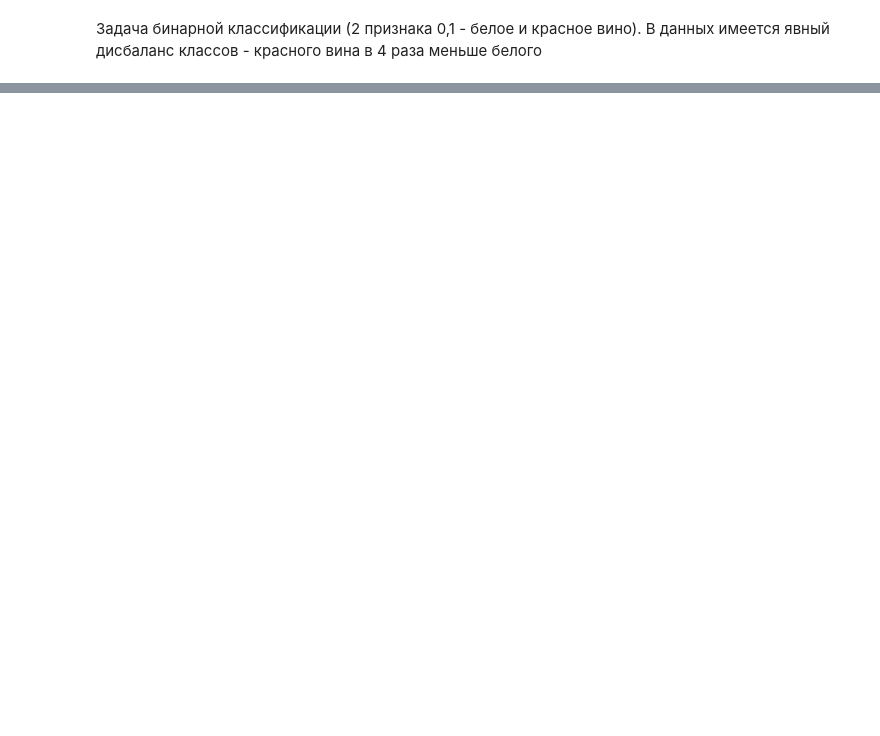
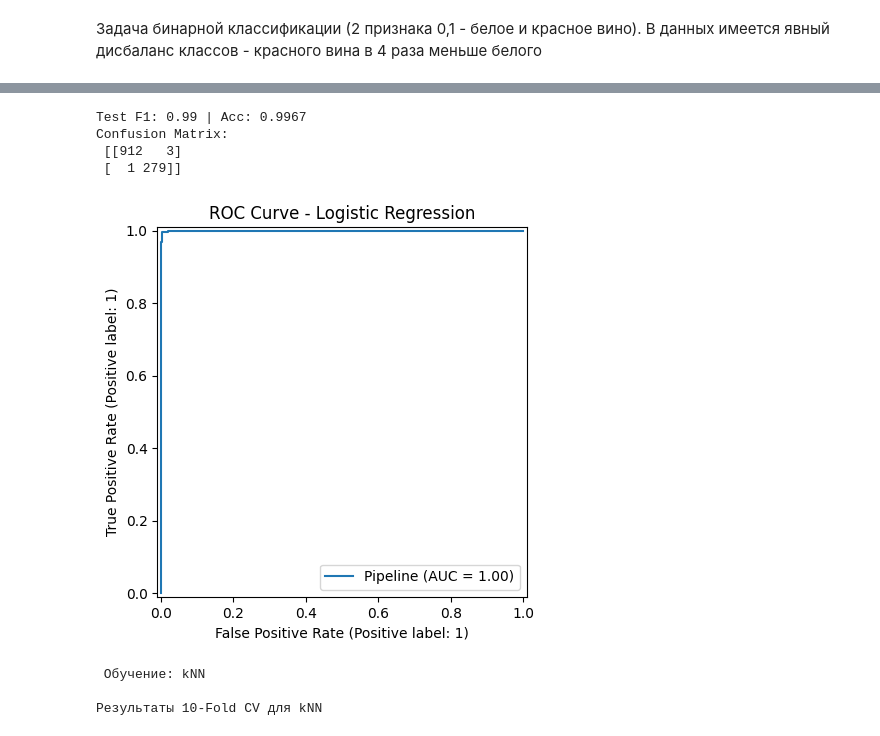
Before and after one commit to Baklanov-Daniil/master, a Jupyter notebook: mlbd/notebooks/lab3.ipynb, the cells around one changed output, grey strips where cells are left out. Saved outputs shown, nothing was run; the diff lists cells and outputs as text; code cells hidden in the pictures; blank space fills up the shorter version.

```diff
--- a/mlbd/notebooks/lab3.ipynb
+++ b/mlbd/notebooks/lab3.ipynb
@@ -89,9 +92,9 @@ X_train, X_test, y_train, y_test = train_test_split(
     X, y, train_size=0.8, random_state=42, stratify=y
 )
 
-# X_temp, X_test, y_temp, y_test = train_test_split(X, y, test_size=0.2, stratify=y, random_state=42)
-# X_train, X_val, y_train, y_val = train_test_split(X_temp, y_temp, test_size=0.25, stratify=y_temp, random_state=42)
+X_temp, X_test, y_temp, y_test = train_test_split(X, y, test_size=0.2, stratify=y, random_state=RNG_SEED)
+X_train, X_val, y_train, y_val = train_test_split(X_temp, y_temp, test_size=0.25, stratify=y_temp, random_state=RNG_SEED)
 
-print(X_train.shape, X_test.shape)
-print(y_train.shape, y_test.shape)
+print(X_train.shape, X_val.shape, X_test.shape)
+print(y_train.shape, X_val.shape, y_test.shape)
 # %% [output]
@@ -231,3 +104,0 @@ def train_model(name, model):
-# %%
-for name, model in classifiers.items():
-    train_model(name, model)
@@ -400,0 +163,61 @@ display(df_sample3.style.set_caption("Образец 3: Сравнение Hold-
+# %%
+classifiers = {
+    "Logistic Regression": LogisticRegression(max_iter=1000, random_state=RNG_SEED),
+    "kNN": KNeighborsClassifier(n_neighbors=3),
+    "Naive Bayes": GaussianNB(),
+    "SVC (Linear)": SVC(kernel='linear', random_state=RNG_SEED, cache_size=8000, probability=False),
+    "SVC (Poly)": SVC(kernel='poly', random_state=RNG_SEED, cache_size=8000, probability=False),
+    "SVC (Sigmoid)": SVC(kernel='sigmoid', random_state=RNG_SEED, cache_size=8000, probability=False)
+}
+
+holdout_results = []
+cv_results = []
+trained_models = {}
+
+cv_strategy = StratifiedKFold(n_splits=10, shuffle=True, random_state=RNG_SEED)
+metrics_list = ['F1', 'Accuracy', 'Precision', 'Recall']
+
+for name, clf in classifiers.items():
+    print(f"\n Обучение: {name}")
+
+    cv_scores = cross_validate(
+        clf, X_val, y_val, cv=cv_strategy,
+        scoring=['f1_weighted', 'accuracy', 'precision_weighted', 'recall_weighted'],
+        n_jobs=-1
+    )
+
+    cv_row = {"Classifier": name}
+    for key, met in zip(['f1_weighted', 'accuracy', 'precision_weighted', 'recall_weighted'], metrics_list):
+        mean_v, std_v = cv_scores[f'test_{key}'].mean(), cv_scores[f'test_{key}'].std()
+        cv_row[('K-fold (CV)', met)] = f"{mean_v:.2f} ± {std_v:.2f}" if met == 'F1' else f"{mean_v:.4f} ± {std_v:.4f}"
+    cv_results.append(cv_row)
+
+    print_cv_results_table(cv_scores, model_name=name)
+
+    model = Pipeline([
+        ('scaler', StandardScaler()),
+        ('clf', clf)
+    ])
+
+    model.fit(X_train_bal, y_train_bal)
+    trained_models[name] = model
+
+    y_train_pred = model.predict(X_train)
+    y_test_pred = model.predict(X_test)
+
+    train_m = calculate_metrics(y_train, y_train_pred)
+    test_m = calculate_metrics(y_test, y_test_pred)
+
+    row_holdout = {'Classifier': name}
+    for metric in metrics_list:
+        row_holdout[('Train Data', metric)] = fmt(train_m[metric], metric)
+        row_holdout[('Test Data', metric)]  = fmt(test_m[metric], metric)
+    holdout_results.append(row_holdout)
+
+    print(f"Test F1: {test_m['F1']:.2f} | Acc: {test_m['Accuracy']:.4f}")
+    print("Confusion Matrix:\n", confusion_matrix(y_test, y_test_pred))
+
+    RocCurveDisplay.from_estimator(model, X_test, y_test)
+    plt.title(f'ROC Curve - {name}')
+    plt.show()
+# %% [output]
@@ -400,0 +241,8 @@ display(df_sample3.style.set_caption("Образец 3: Сравнение Hold-
+Test F1: 0.99 | Acc: 0.9967
+Confusion Matrix:
+ [[912   3]
+ [  1 279]]
+[figure, added]
+ Обучение: kNN
+
+Результаты 10-Fold CV для kNN
```
Also changed, not shown: parts of 53 cells of this notebook, 5 other files.
